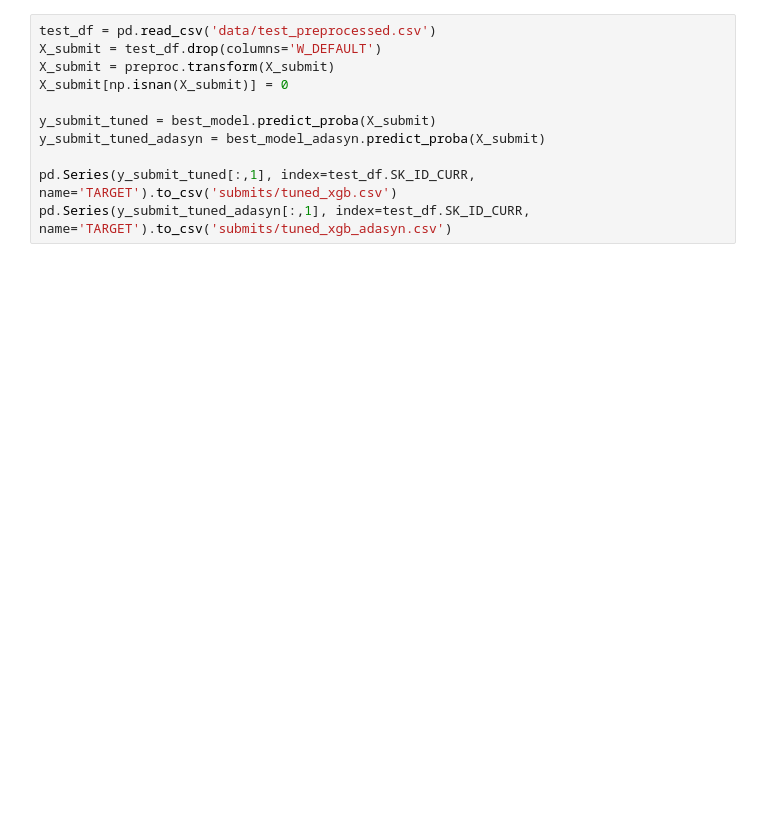
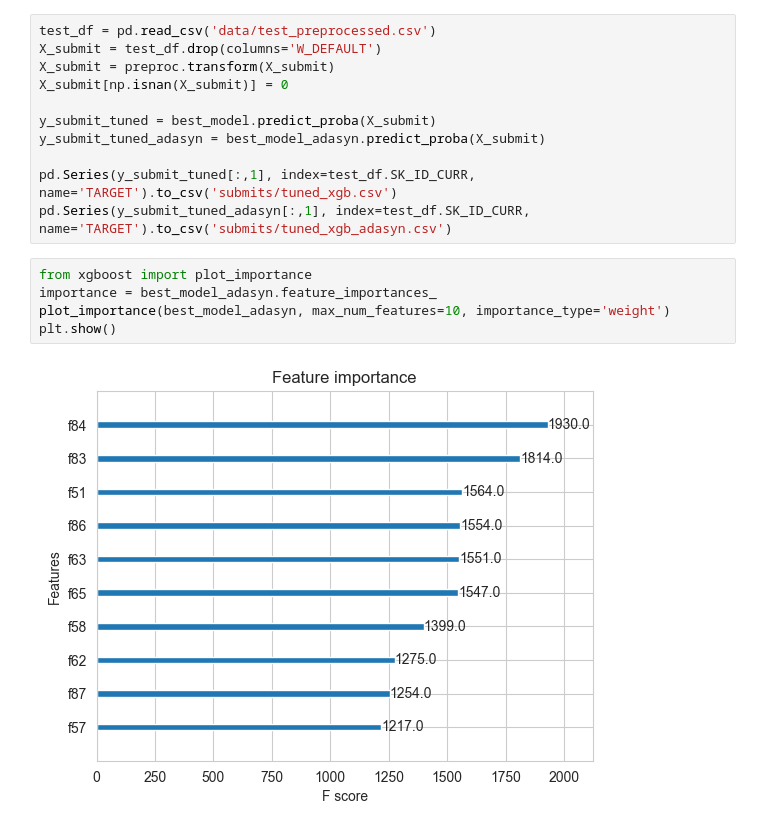
Before and after one commit to dev-dords/ML2_Project, a Jupyter notebook: tuning.ipynb, the cells around one changed output. Drawn from its saved outputs; the diff is of its cells as text; blank space fills up the shorter version.

```diff
--- a/tuning.ipynb
+++ b/tuning.ipynb
@@ -211,3 +239,10 @@ y_submit_tuned_adasyn = best_model_adasyn.predict_proba(X_submit)
 
 pd.Series(y_submit_tuned[:,1], index=test_df.SK_ID_CURR, name='TARGET').to_csv('submits/tuned_xgb.csv')
 pd.Series(y_submit_tuned_adasyn[:,1], index=test_df.SK_ID_CURR, name='TARGET').to_csv('submits/tuned_xgb_adasyn.csv')
+# %%
+from xgboost import plot_importance
+importance = best_model_adasyn.feature_importances_
+plot_importance(best_model_adasyn, max_num_features=10, importance_type='weight')
+plt.show()
+# %% [output]
+[figure, added]
```
Also changed, not shown: parts of 14 cells of this notebook.
